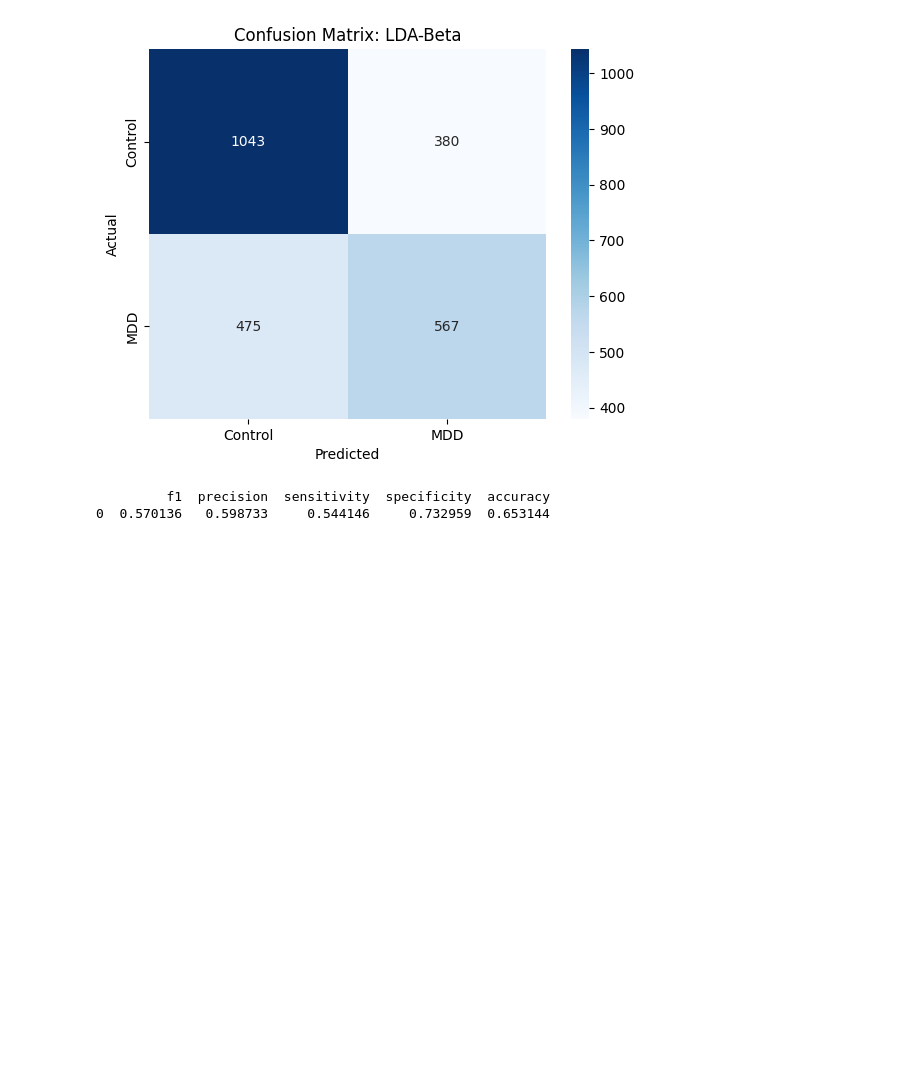
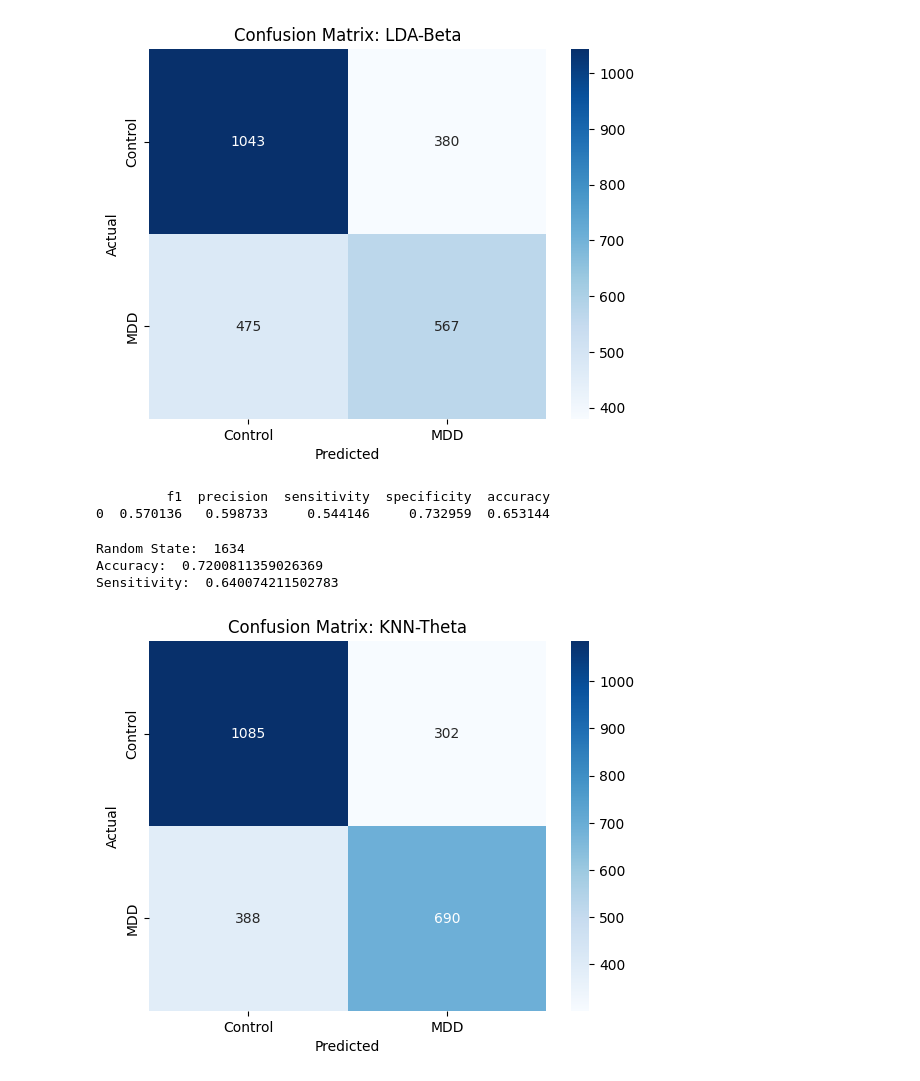
Before and after one commit to wachiii-q/brain-mdd, a Jupyter notebook: main.ipynb, the cells around one changed output. Saved outputs shown, nothing was run; the diff lists cells and outputs as text; code cells hidden in the pictures; blank space fills up the shorter version.

```diff
--- a/main.ipynb
+++ b/main.ipynb
@@ -395,3 +397,48 @@ Sensitivity:  0.5441458733205374
 [figure]
          f1  precision  sensitivity  specificity  accuracy
 0  0.570136   0.598733     0.544146     0.732959  0.653144
+# %%
+from sklearn.neighbors import KNeighborsClassifier
+from sklearn.svm import SVC
+from sklearn.ensemble import RandomForestClassifier
+
+# Train-test split
+
+thetaMdd = featureDict["norm_power"]["mdd"]["theta"]
+thetaControl = featureDict["norm_power"]["control"]["theta"]
+thetaMdd = np.array(thetaMdd)
+thetaControl = np.array(thetaControl)
+
+# Concatenate the data
+X = np.concatenate((thetaMdd, thetaControl), axis=0)
+y = np.concatenate((np.ones(len(thetaMdd)), np.zeros(len(thetaControl))), axis=0)
+
+for randomState in range(1, 15000):
+    X_train, X_test, y_train, y_test = train_test_split(X, y, test_size=0.80, random_state=randomState, shuffle=True)
+    knn = KNeighborsClassifier()
+    knn.fit(X_train, y_train)
+    if knn.score(X_test, y_test) > 0.72:
+        y_pred = knn.predict(X_test)
+        cm = confusion_matrix(y_test, y_pred)
+        sensitivity = recall_score(y_test, y_pred)
+        if sensitivity > 0.52:
+            print("Random State: ", randomState)
+            print("Accuracy: ", knn.score(X_test, y_test))
+            print("Sensitivity: ", sensitivity  )
+            break
+
+# Confusion matrix
+y_pred = knn.predict(X_test)
+cm = confusion_matrix(y_test, y_pred)
+sns.heatmap(cm, annot=True, fmt='d', cmap='Blues')
+plt.xticks([0.5, 1.5], ['Control', 'MDD'])
+plt.yticks([0.5, 1.5], ['Control', 'MDD'])
+plt.xlabel('Predicted')
+plt.ylabel('Actual')
+plt.title('Confusion Matrix: KNN-Theta')
+plt.show()
+# %% [output]
+Random State:  1634
+Accuracy:  0.7200811359026369
+Sensitivity:  0.640074211502783
+[figure, added]
```
Also changed, not shown: parts of 3 cells of this notebook, 2 other files.
